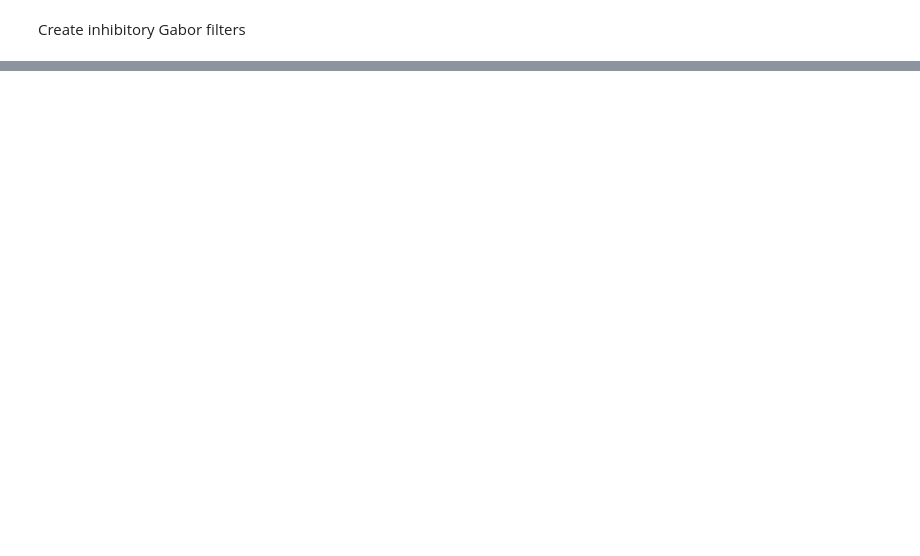
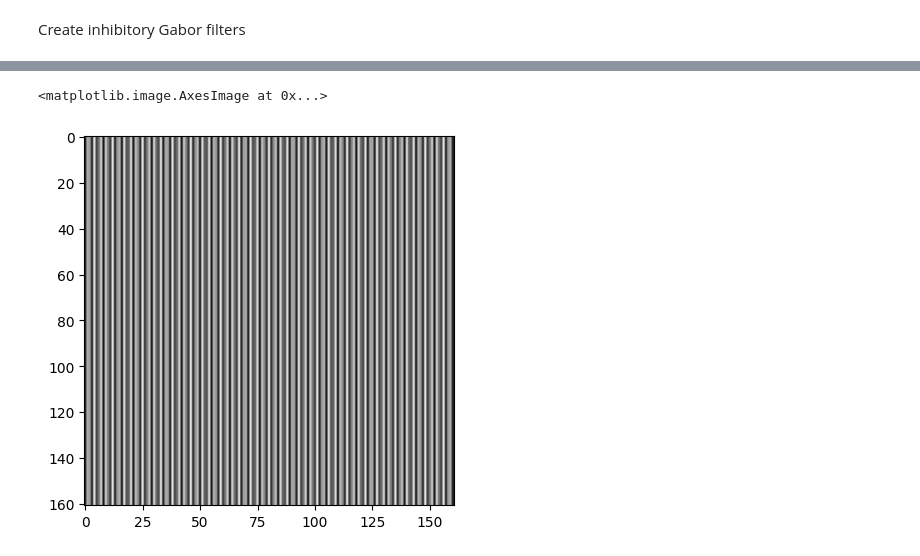
Before and after one commit to clarapecci/SSN_VPL, a Jupyter notebook: 2D SSN simulation.ipynb, the cells around one changed output, grey strips where cells are left out. Saved outputs shown, nothing was run; the diff lists cells and outputs as text; code cells hidden in the pictures; blank space fills up the shorter version.

```diff
--- a/2D SSN simulation.ipynb
+++ b/2D SSN simulation.ipynb
@@ -983,0 +980,2 @@ network_input.shape #check correct dimensions of input (equal to number of neuro
+# %%
+test_grating=JiaGrating(ori_deg=0, size=N_pixels, outer_radius=5, inner_radius=5, pixel_per_degree=1/dx_i, grating_contrast=0.8, phase=0, spatial_frequency=k)
@@ -983,0 +991,5 @@ network_input.shape #check correct dimensions of input (equal to number of neuro
+# %%
+plt.imshow(test_stimuli, cmap='Greys')
+# %% [output]
+<matplotlib.image.AxesImage at 0x...>
+[figure, added]
```
Also changed, not shown: parts of 14 cells of this notebook, 2 other files.
